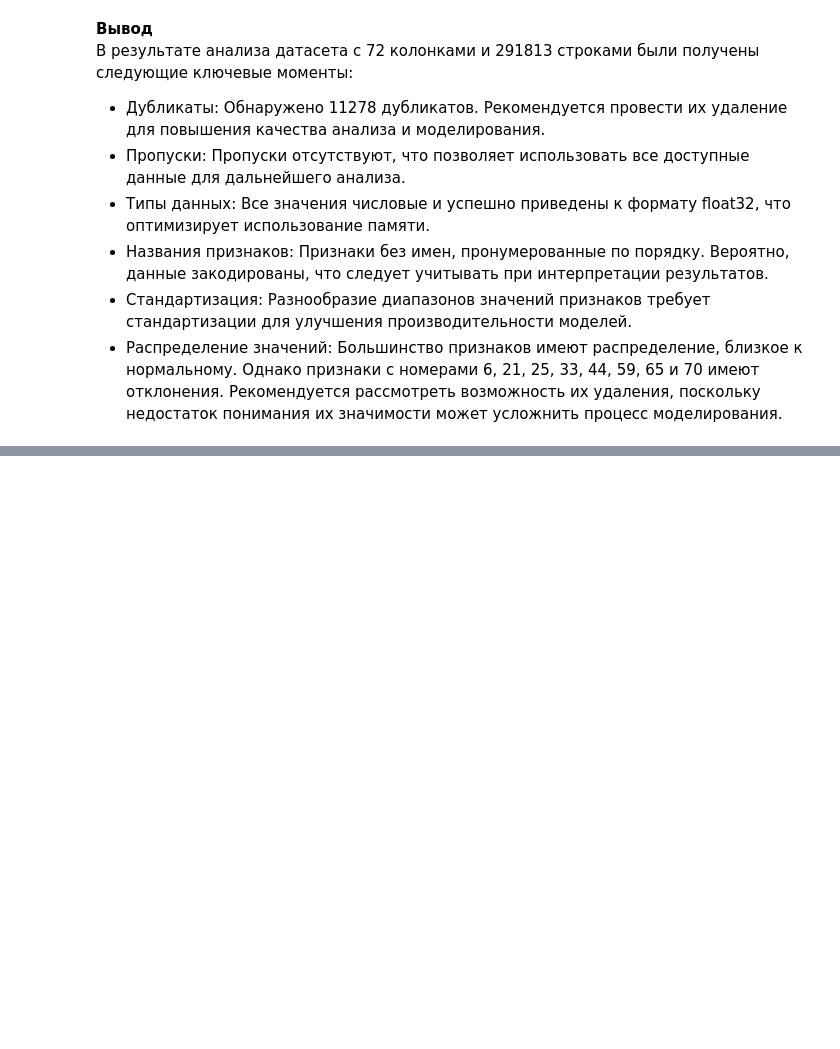
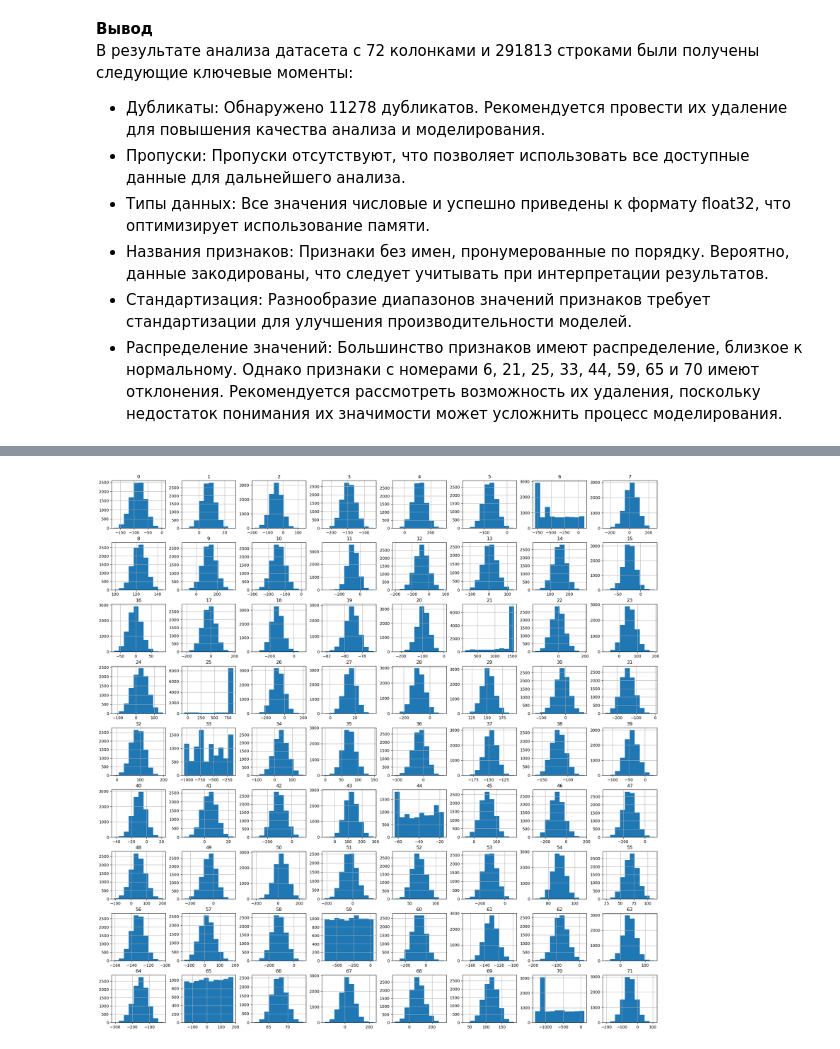
Before and after one commit to skorpion-anna/product_matching, a Jupyter notebook: product_matching.ipynb, the cells around one changed output, grey strips where cells are left out. Saved outputs shown, nothing was run; the diff lists cells and outputs as text; code cells hidden in the pictures; blank space fills up the shorter version.

```diff
--- a/product_matching.ipynb
+++ b/product_matching.ipynb
@@ -224,0 +311,4 @@ plt.show()
+# %%
+df_train.hist(figsize=(25, 25));
+# %% [output]
+[figure, added]
```
Also changed, not shown: parts of 8 cells of this notebook.
